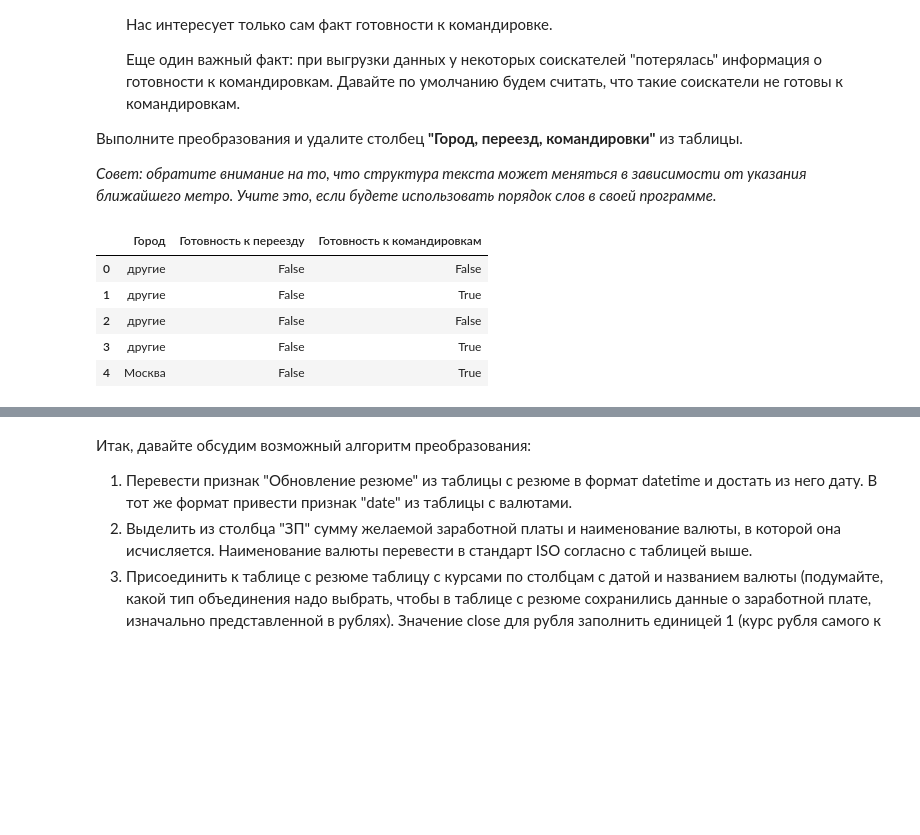
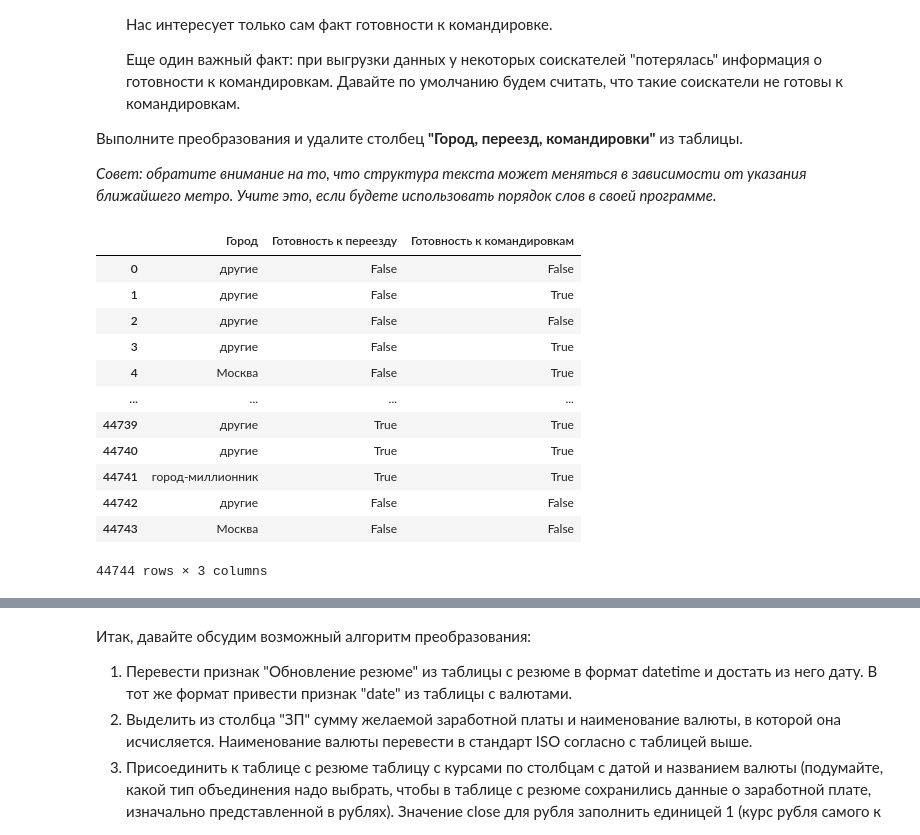
Before and after one commit to mllightitup/sf_data_science, a Jupyter notebook: Module13/Project-1.ipynb, the cells around one changed output, grey strips where cells are left out. Saved outputs shown, nothing was run; the diff lists cells and outputs as text; code cells hidden in the pictures; blank space fills up the shorter version.

```diff
--- a/Module13/Project-1.ipynb
+++ b/Module13/Project-1.ipynb
@@ -224,10 +230,10 @@ def experience_to_months(exp_str):
 df['Опыт работы (месяц)'] = df['Опыт работы'].apply(experience_to_months)
 
 # Удаляем оригинальный столбец
-#df.drop('Опыт работы', axis=1, inplace=True)
+df.drop('Опыт работы', axis=1, inplace=True)
 
 # Проверка
-df[['Опыт работы (месяц)']].head()
+df[['Опыт работы (месяц)']]
 # %% [output]
 |  | Опыт работы (месяц) |
 | 0 | 202.0 |
@@ -294,34 +307,41 @@ def relocate(text):
     elif 'готов к переезду' in text or 'готова к переезду' in text or 'хочу переехать' in text:
         return True
     else:
         return False  # Если информация отсутствует, считаем что соискатель не готов к переезду
 
 # Определения готовности к командировкам
 def trip(text):
     if 'не готов к командировкам' in text or 'не готова к командировкам' in text:
         return False
     elif 'готов к командировкам' in text or 'готова к командировкам' in text or 'готов к редким командировкам' in text or 'готова к редким командировкам' in text:
         return True
     else:
         return False  # Если информация отсутствует, считаем что соискатель не готов к командировкам
 
 # Применение функций к датафрейму
 df['Город'] = df['Город, переезд, командировки'].apply(lambda x: city(x.split(',')[0].strip()))
 df['Готовность к переезду'] = df['Город, переезд, командировки'].apply(relocate)
 df['Готовность к командировкам'] = df['Город, переезд, командировки'].apply(trip)
 
 # Удаляем оригинальный столбец
 df.drop('Город, переезд, командировки', axis=1, inplace=True)
 
 # Проверка
-df[['Город', 'Готовность к переезду', 'Готовность к командировкам']].head()
+df[['Город', 'Готовность к переезду', 'Готовность к командировкам']]
 # %% [output]
 |  | Город | Готовность к переезду | Готовность к командировкам |
 | 0 | другие | False | False |
 | 1 | другие | False | True |
 | 2 | другие | False | False |
 | 3 | другие | False | True |
 | 4 | Москва | False | True |
+| ... | ... | ... | ... |
+| 44739 | другие | True | True |
+| 44740 | другие | True | True |
+| 44741 | город-миллионник | True | True |
+| 44742 | другие | False | False |
+| 44743 | Москва | False | False |
+44744 rows × 3 columns
 # %% [markdown]
 5. Рассмотрим поближе признаки **"Занятость"** и **"График"**. Сейчас признаки представляют собой набор категорий желаемой занятости (полная занятость, частичная занятость, проектная работа, волонтерство, стажировка) и желаемого графика работы (полный день, сменный график, гибкий график, удаленная работа, вахтовый метод).
 На сайте hh.ru соискатель может указывать различные комбинации данных категорий, например:
```
Also changed, not shown: parts of 30 cells of this notebook.
